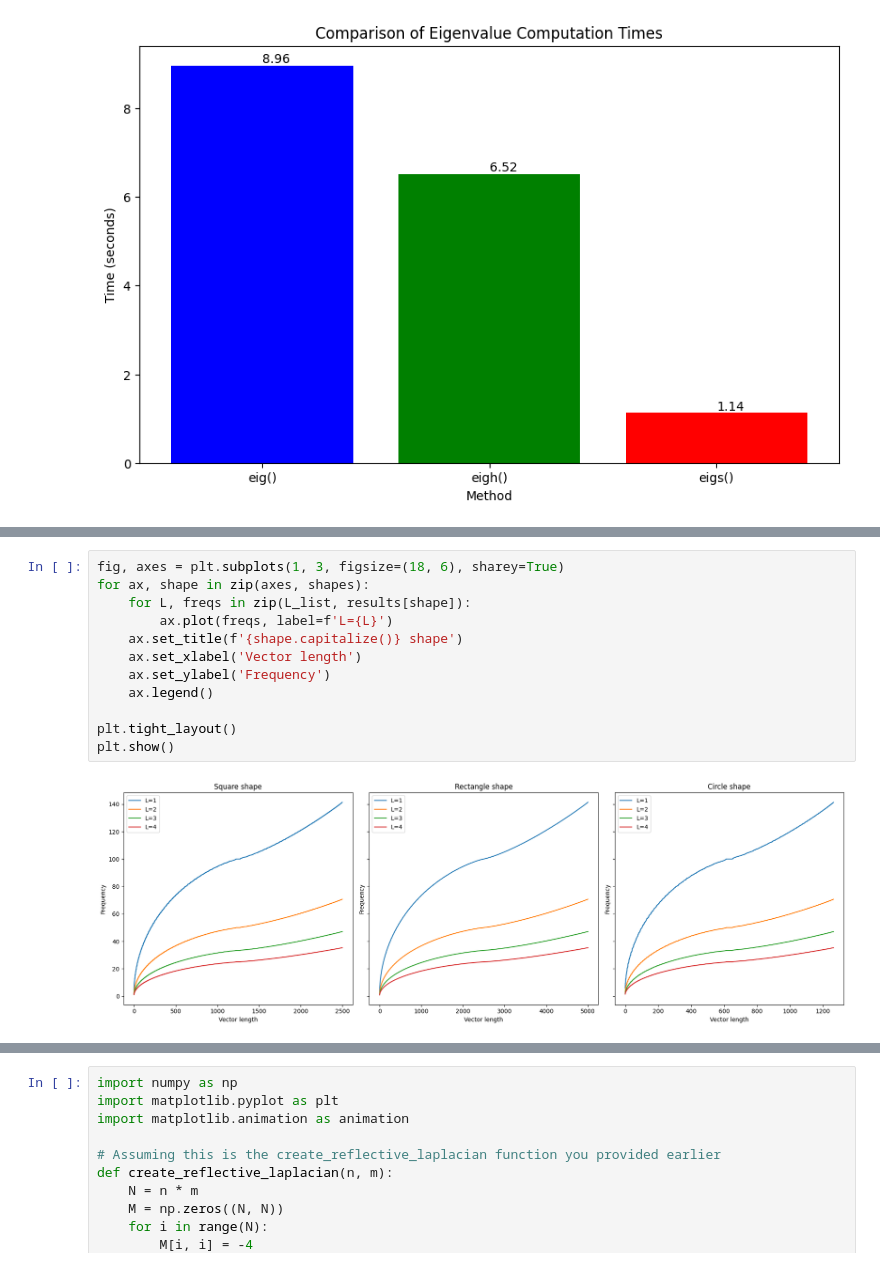
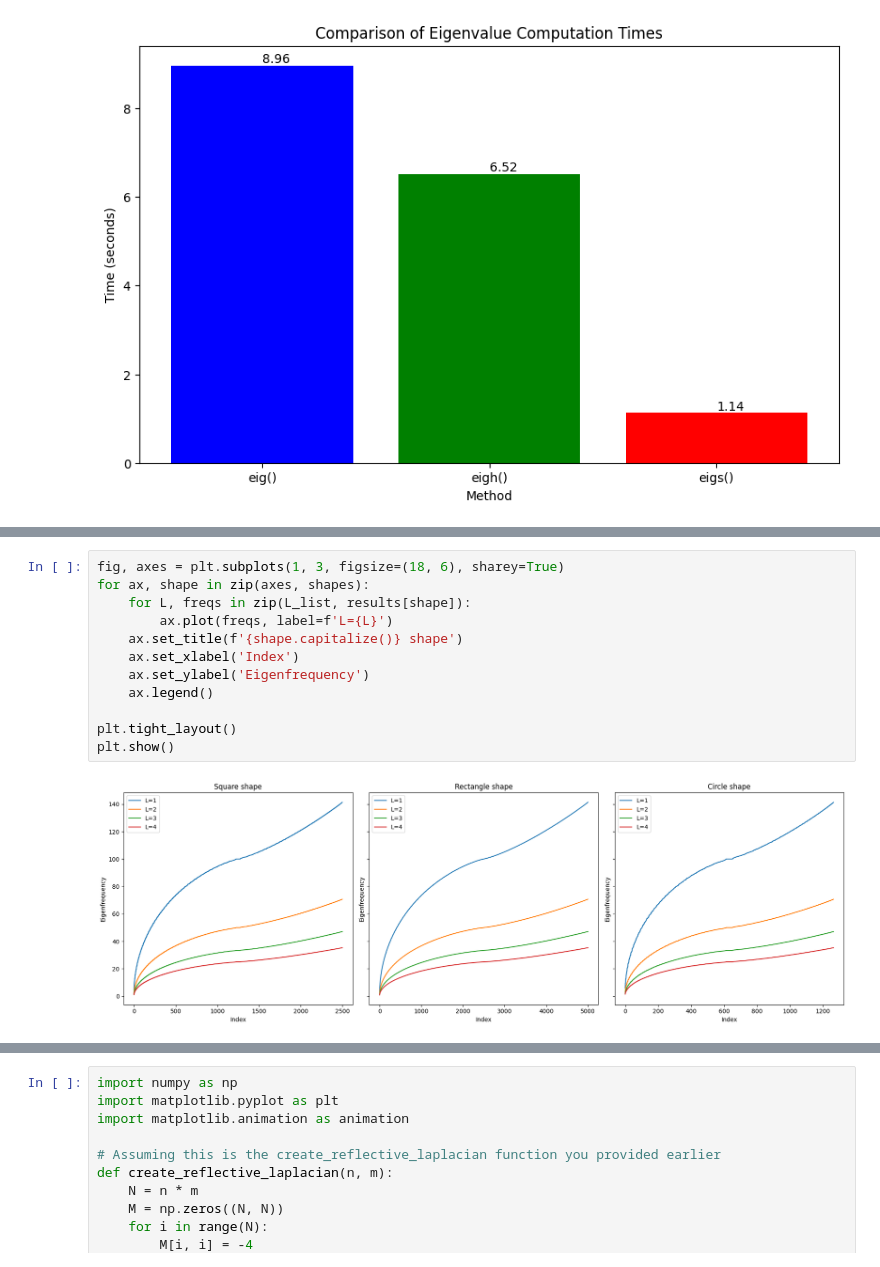
Before and after one commit to koenweverink/ScientificComputing, a Jupyter notebook: Set3_Sacha.ipynb, the cells around one changed output, grey strips where cells are left out. Saved outputs shown, nothing was run; the diff lists cells and outputs as text.

Commit message:
plots

```diff
--- a/Set3_Sacha.ipynb
+++ b/Set3_Sacha.ipynb
@@ -363,17 +360,17 @@ AttributeError: 'Axes' object has no attribute 'plt'
 # %%
 fig, axes = plt.subplots(1, 3, figsize=(18, 6), sharey=True)
 for ax, shape in zip(axes, shapes):
     for L, freqs in zip(L_list, results[shape]):
         ax.plot(freqs, label=f'L={L}')
     ax.set_title(f'{shape.capitalize()} shape')
-    ax.set_xlabel('Vector length')
-    ax.set_ylabel('Frequency')
+    ax.set_xlabel('Index')
+    ax.set_ylabel('Eigenfrequency')
     ax.legend()
 
 plt.tight_layout()
 plt.show()
 # %% [output]
-[figure, old version]
+[figure, new version]
 # %%
 from matplotlib.patches import Patch
 
```
Also changed, not shown: parts of 3 cells of this notebook.
